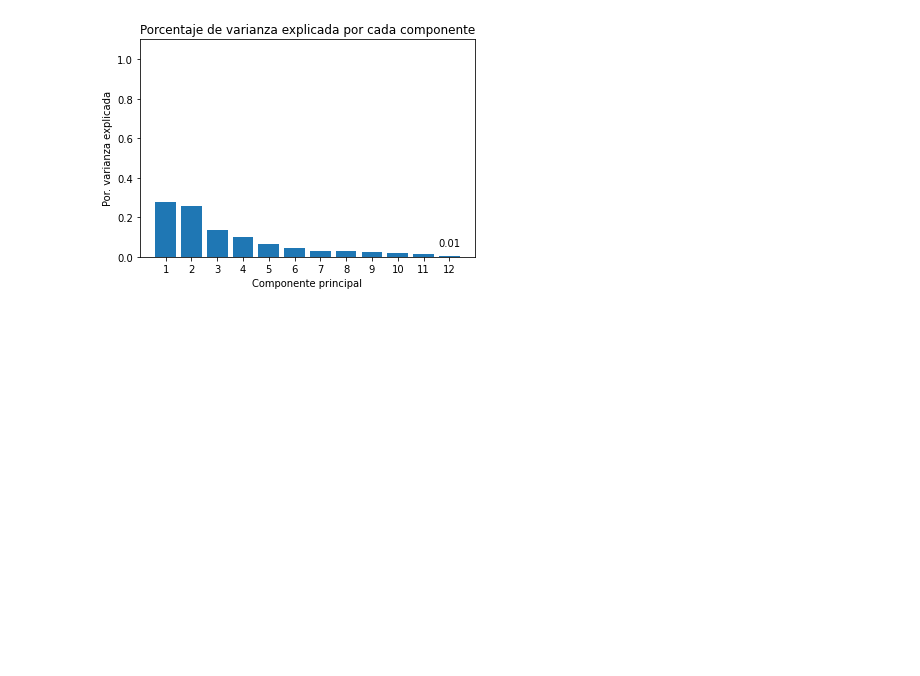
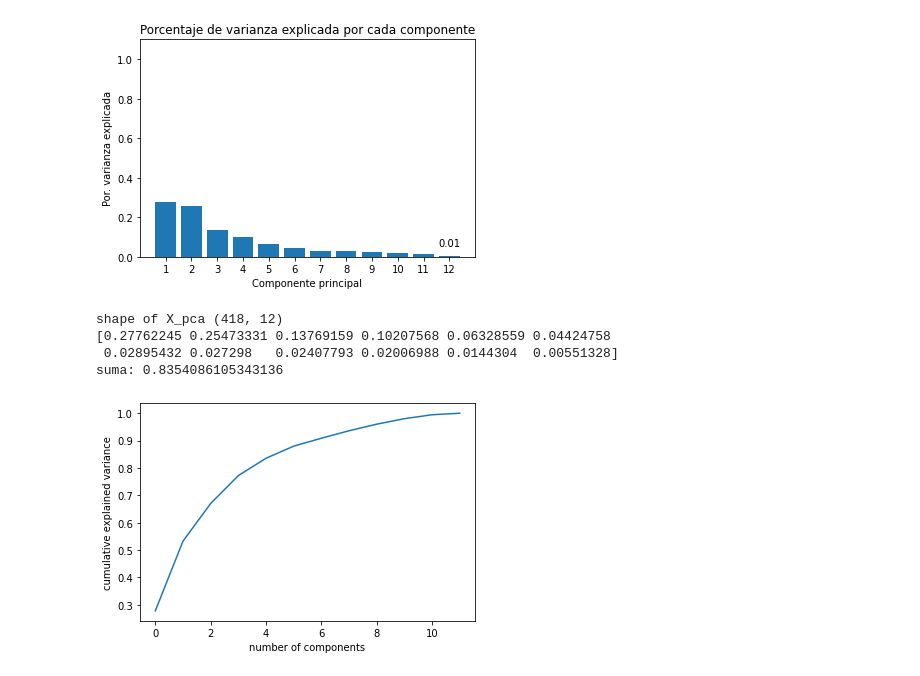
Before and after one commit to roxyconstantine-dev/Proyecto-Final-de-An-lisis-Datos, a Jupyter notebook: untitled1.ipynb, the cells around one changed output. Drawn from its saved outputs; the diff is of its cells as text; code cells hidden in the pictures; blank space fills up the shorter version.

```diff
--- a/untitled1.ipynb
+++ b/untitled1.ipynb
@@ -275,3 +281,32 @@ Porcentaje de varianza explicada por cada componente
 [0.27762245 0.25473331 0.13769159 0.10207568 0.06328559 0.04424758
  0.02895432 0.027298   0.02407793 0.02006988 0.0144304  0.00551328]
 [figure]
+# %%
+df=dato4
+scaler=StandardScaler()
+scaler.fit(df) # calculo la media para poder hacer la transformacion
+X_scaled=scaler.transform(df)# Ahora si, escalo los datos y los normalizo
+scaler.fit(df) # calculo la media para poder hacer la transformacion
+X_scaled=scaler.transform(df)# Ahora si, escalo los datos y los normalizo
+# %%
+#Instanciamos objeto PCA y aplicamos
+pca=PCA(n_components=12) # Otra opción es instanciar pca sólo con dimensiones nuevas hasta obtener un mínimo "explicado" ej.: pca=PCA(.85)
+pca.fit(X_scaled) # obtener los componentes principales
+X_pca=pca.transform(X_scaled) # convertimos nuestros datos con las nuevas dimensiones de PCA
+print("shape of X_pca", X_pca.shape)
+expl = pca.explained_variance_ratio_
+print(expl)
+print('suma:',sum(expl[0:5]))
+# %% [output]
+shape of X_pca (418, 12)
+[0.27762245 0.25473331 0.13769159 0.10207568 0.06328559 0.04424758
+ 0.02895432 0.027298   0.02407793 0.02006988 0.0144304  0.00551328]
+suma: 0.8354086105343136
+# %%
+#graficamos el acumulado de varianza explicada en las nuevas dimensiones
+plt.plot(np.cumsum(pca.explained_variance_ratio_))
+plt.xlabel('number of components')
+plt.ylabel('cumulative explained variance')
+plt.show()
+# %% [output]
+[figure, added]
```
Also changed, not shown: parts of 1 cell of this notebook.
